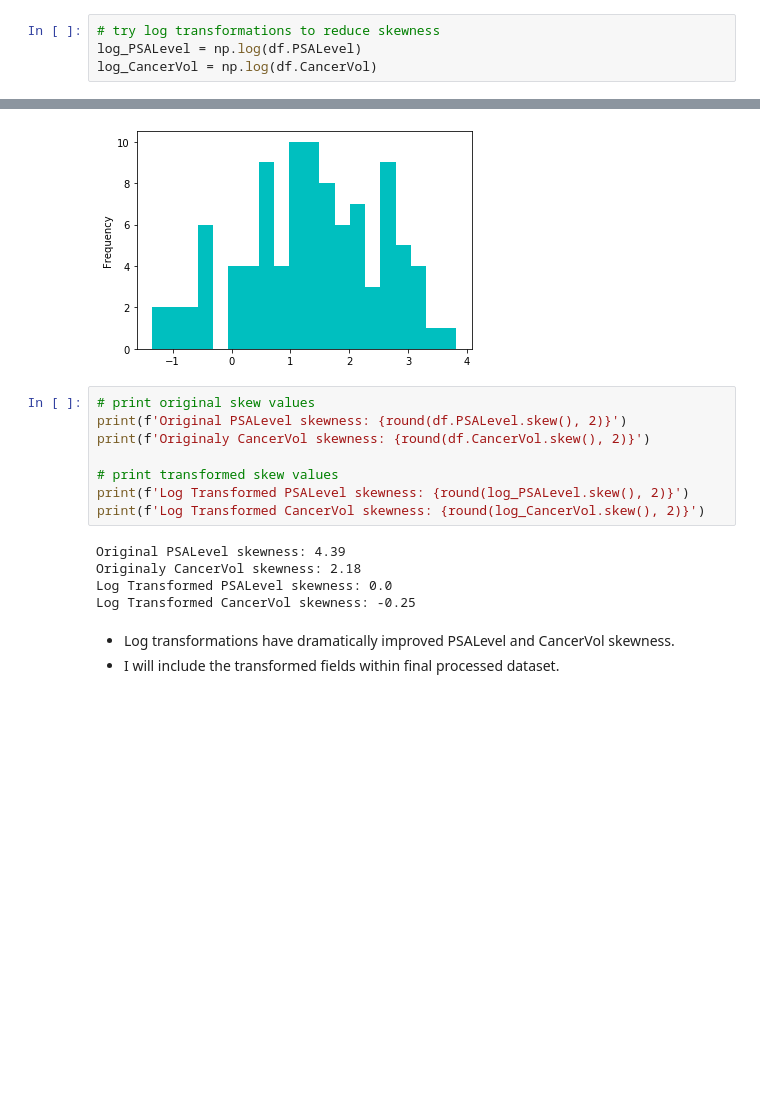
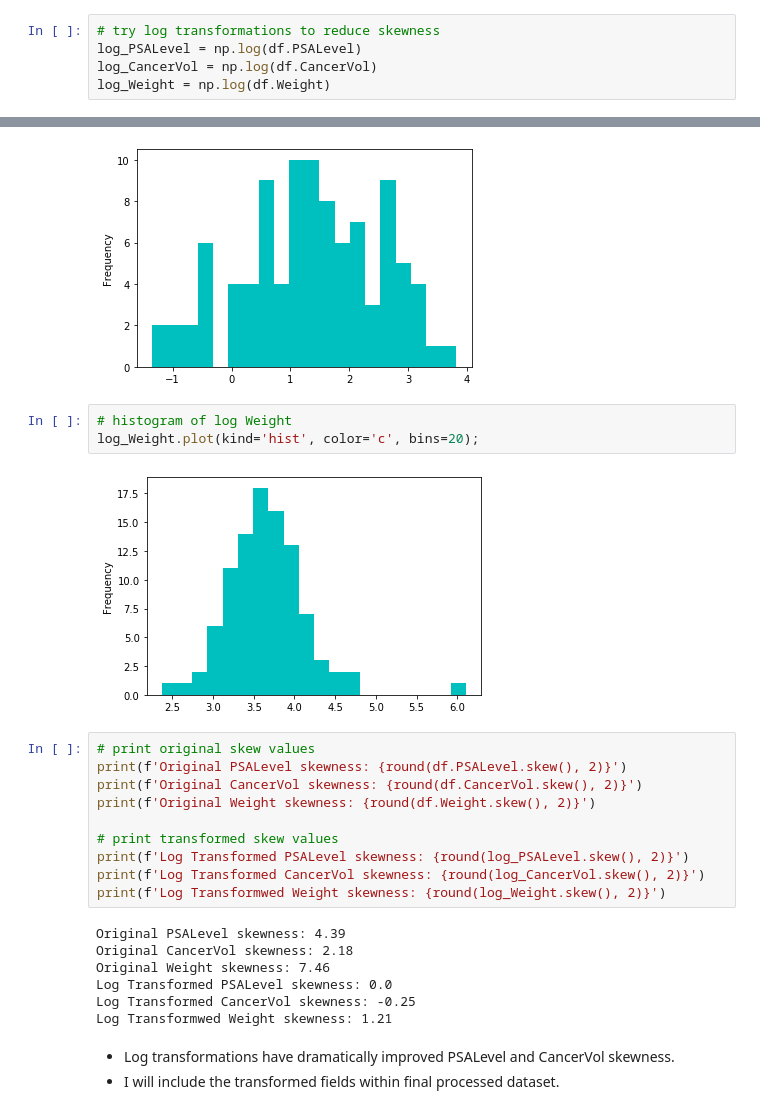
Before and after one commit to josiwala/prostate-cancer, a Jupyter notebook: notebooks/2.0-jo-data-exploration.ipynb, the cells around one changed output, grey strips where cells are left out. Cells and saved outputs as stored; diff of their text form; blank space fills up the shorter version.

```diff
--- a/notebooks/2.0-jo-data-exploration.ipynb
+++ b/notebooks/2.0-jo-data-exploration.ipynb
@@ -341,6 +339,7 @@ The lower boundry for outliers in Age is: 48.0
 # try log transformations to reduce skewness
 log_PSALevel = np.log(df.PSALevel)
 log_CancerVol = np.log(df.CancerVol)
+log_Weight = np.log(df.Weight)
 # %%
 # histogram of log PSALevel
 log_PSALevel.plot(kind='hist', color='c', bins=20);
@@ -351,19 +350,28 @@ log_PSALevel.plot(kind='hist', color='c', bins=20);
 log_CancerVol.plot(kind='hist', color='c', bins=20);
 # %% [output]
 [figure]
+# %%
+# histogram of log Weight
+log_Weight.plot(kind='hist', color='c', bins=20);
+# %% [output]
+[figure, added]
 # %%
 # print original skew values
 print(f'Original PSALevel skewness: {round(df.PSALevel.skew(), 2)}')
-print(f'Originaly CancerVol skewness: {round(df.CancerVol.skew(), 2)}')
+print(f'Original CancerVol skewness: {round(df.CancerVol.skew(), 2)}')
+print(f'Original Weight skewness: {round(df.Weight.skew(), 2)}')
 
 # print transformed skew values
 print(f'Log Transformed PSALevel skewness: {round(log_PSALevel.skew(), 2)}')
 print(f'Log Transformed CancerVol skewness: {round(log_CancerVol.skew(), 2)}')
+print(f'Log Transformwed Weight skewness: {round(log_Weight.skew(), 2)}')
 # %% [output]
 Original PSALevel skewness: 4.39
-Originaly CancerVol skewness: 2.18
+Original CancerVol skewness: 2.18
+Original Weight skewness: 7.46
 Log Transformed PSALevel skewness: 0.0
 Log Transformed CancerVol skewness: -0.25
+Log Transformwed Weight skewness: 1.21
 # %% [markdown]
 - Log transformations have dramatically improved PSALevel and CancerVol skewness.
 - I will include the transformed fields within final processed dataset.
```
Also changed, not shown: parts of 9 cells of this notebook, 20 other files.
